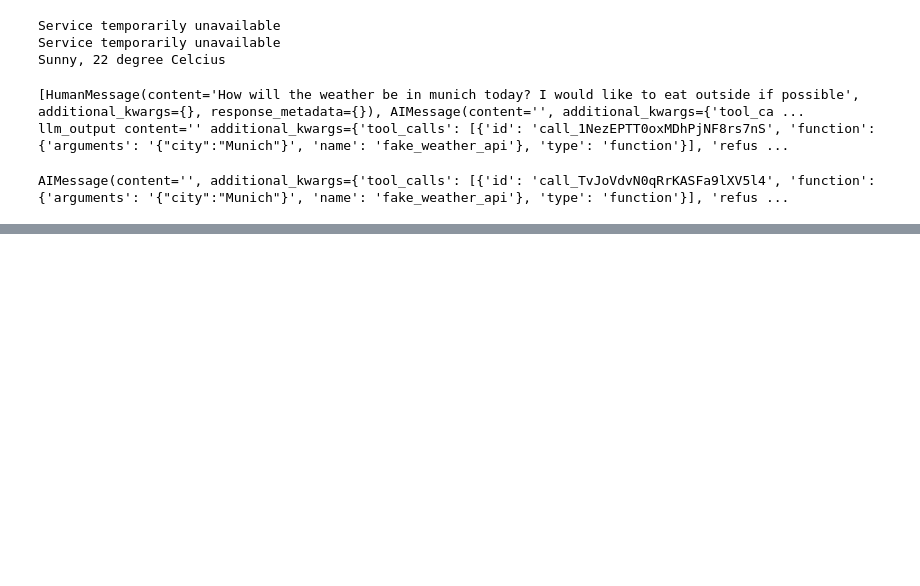
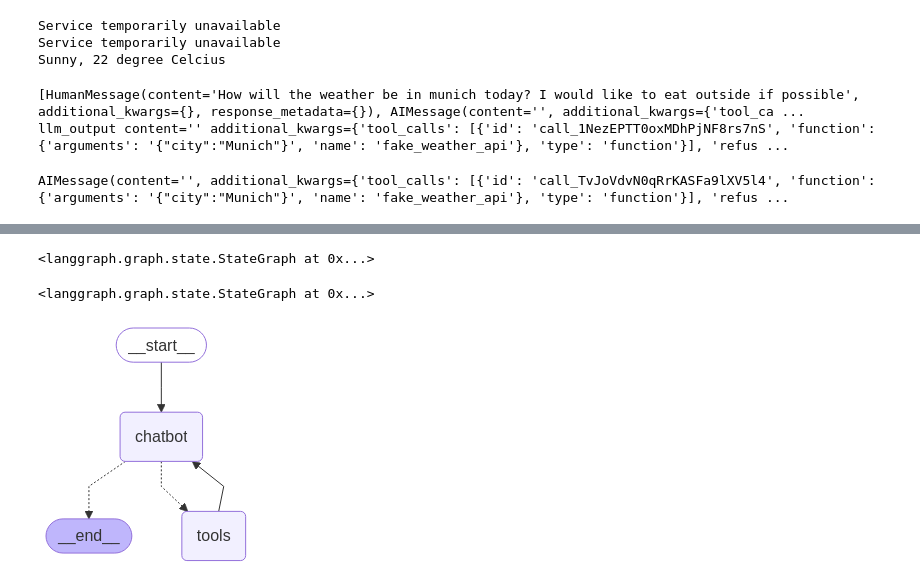
Before and after one commit to Rohit-tipstat/falcon, a Jupyter notebook: rough_work/rough.ipynb, the cells around one changed output, grey strips where cells are left out. Drawn from its saved outputs; the diff is of its cells as text; code cells hidden in the pictures; blank space fills up the shorter version.

```diff
--- a/rough_work/rough.ipynb
+++ b/rough_work/rough.ipynb
@@ -436,0 +565,6 @@ def call_model(state: AgentState):
+# %%
+from langchain_community.tools.tavily_search import TavilySearchResults
+
+tool = TavilySearchResults(max_results=2)
+tools = [tool]
+tool.invoke("Which team has won the Champions trophy in 2024 in cricket?")
@@ -436,0 +592,13 @@ def call_model(state: AgentState):
+# %%
+from langchain_groq import ChatGroq
+
+llm = ChatGroq(model="gemma2-9b-it")
+llm_with_tools = llm.bind_tools(tools)
+
+def chatbot(state: State):
+    return {"messages": [llm_with_tools.invoke(state['messages'])]}
+
+
+graph_builder.add_node("chatbot", chatbot)
+# %% [output]
+<langgraph.graph.state.StateGraph at 0x...>
@@ -436,0 +638,39 @@ def call_model(state: AgentState):
+# %%
+graph_builder.add_node("tools", tool_node)
+# %% [output]
+<langgraph.graph.state.StateGraph at 0x...>
+# %%
+def route_tools(state: State):
+    """
+    Use in the conditional_edge to route the ToolNode if the last message has tool calls. Otherwise, route to the end.
+    """
+    if isinstance(state, list):
+        ai_message = state[-1]
+    elif messages := state.get("messages", []):
+        ai_message = messages[-1]
+    else:
+        raise ValueError(f"No message found in the input state to tool_edge", {state})
+    if hasattr(ai_message, "tool_calls") and len(ai_message.tool_calls) > 0:
+        return "tools"
+
+    return END
+# %%
+graph_builder.add_conditional_edges("chatbot",
+                                    route_tools,
+                                    {"tools": "tools", END: END}
+                                    )
+
+
+
+graph_builder.add_edge("tools", 'chatbot')
+graph_builder.add_edge(START, 'chatbot')
+graph = graph_builder.compile()
+# %%
+from IPython.display import Image, display
+
+try:
+    display(Image(graph.get_graph().draw_mermaid_png()))
+except Exception:
+    pass
+# %% [output]
+[figure, added]
```
Also changed, not shown: parts of 20 cells of this notebook, 3 other files.
